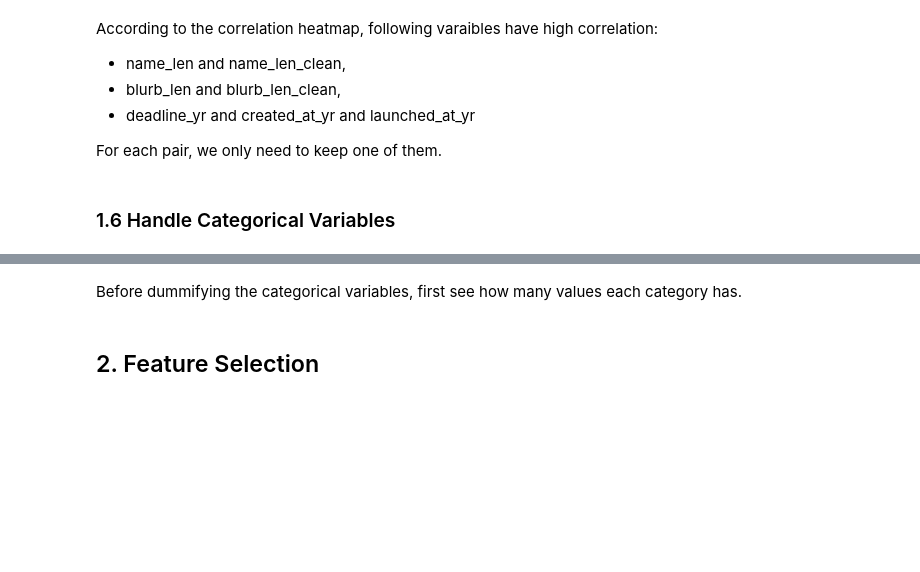
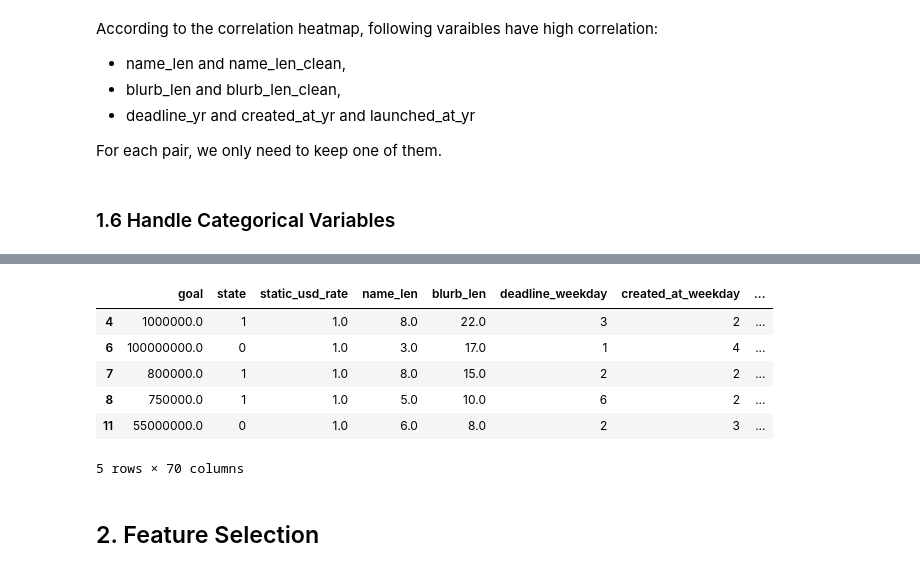
Before and after one commit to shanshanlao/life-expectancy-prediction, a Jupyter notebook: Kickstarter-predictions/kickstarter_classification.ipynb, the cells around one changed output, grey strips where cells are left out. Saved outputs shown, nothing was run; the diff lists cells and outputs as text; code cells hidden in the pictures; blank space fills up the shorter version.

```diff
--- a/Kickstarter-predictions/kickstarter_classification.ipynb
+++ b/Kickstarter-predictions/kickstarter_classification.ipynb
@@ -109,11 +153,17 @@ df.dtypes
 # For 'weekday' variables. convert them into numerical variable from 1-7
 cols = ['deadline_weekday','created_at_weekday','launched_at_weekday']
 df[cols] = df[cols].replace(['Monday','Tuesday','Wednesday','Thursday','Friday','Saturday','Sunday'],[1,2,3,4,5,6,7])
-# %% [markdown]
-Before dummifying the categorical variables, first see how many values each category has.
 # %%
-# dummify the other categorical variables
 df = pd.get_dummies(df, columns = ['country','currency','category'])
+df.head()
+# %% [output]
+|  | goal | state | static_usd_rate | name_len | blurb_len | deadline_weekday | created_at_weekday | ... |
+| 4 | 1000000.0 | 1 | 1.0 | 8.0 | 22.0 | 3 | 2 | ... |
+| 6 | 100000000.0 | 0 | 1.0 | 3.0 | 17.0 | 1 | 4 | ... |
+| 7 | 800000.0 | 1 | 1.0 | 8.0 | 15.0 | 2 | 2 | ... |
+| 8 | 750000.0 | 1 | 1.0 | 5.0 | 10.0 | 6 | 2 | ... |
+| 11 | 55000000.0 | 0 | 1.0 | 6.0 | 8.0 | 2 | 3 | ... |
+5 rows × 70 columns
 # %% [markdown]
 ## 2. Feature Selection
 # %%
```
Also changed, not shown: parts of 34 cells of this notebook.
